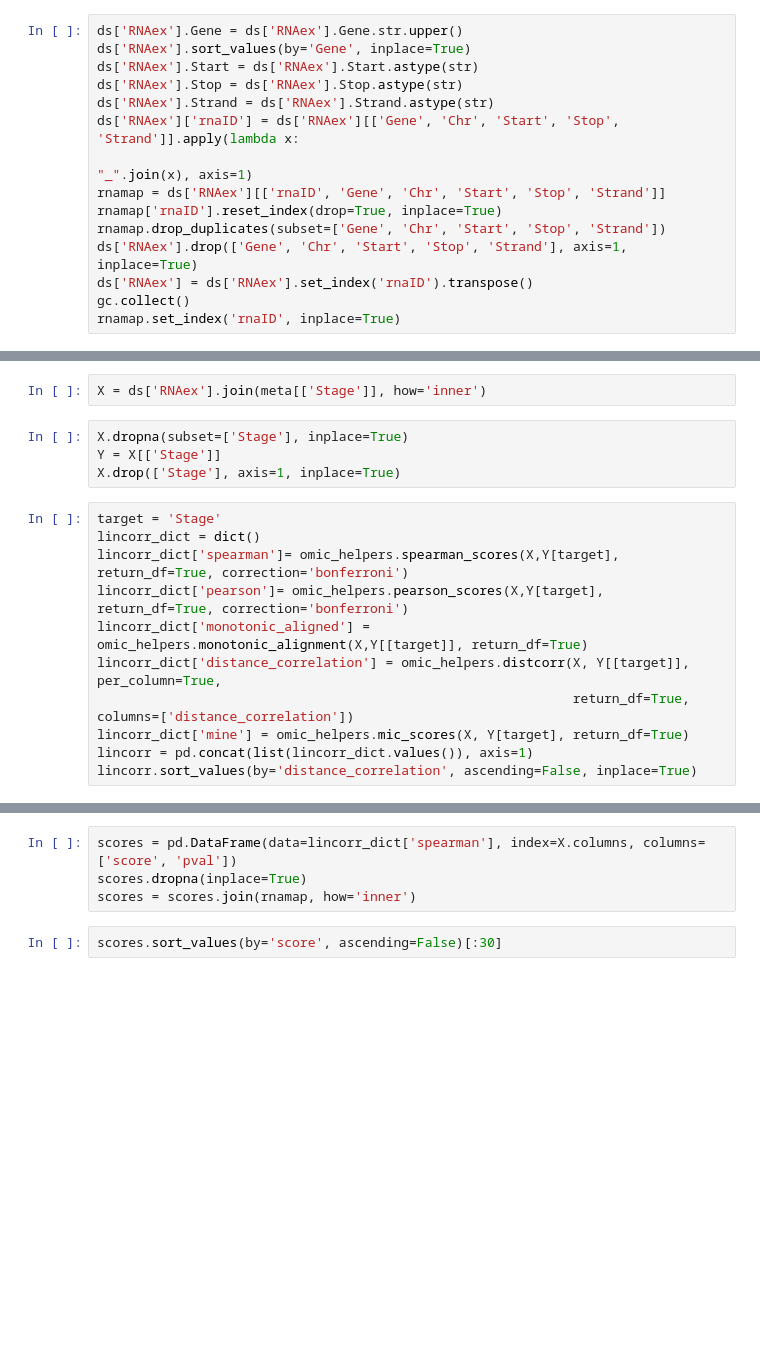
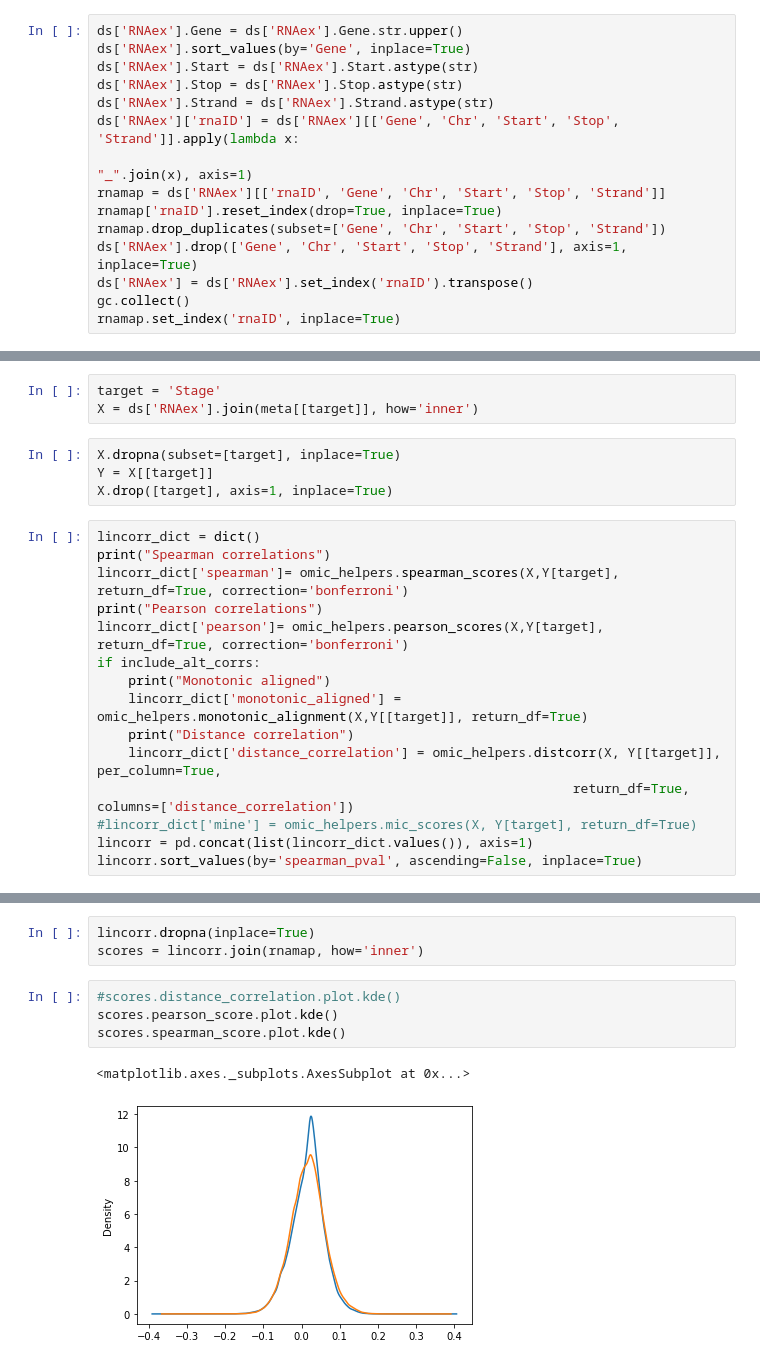
Before and after one commit to bramiozo/RexR, a Jupyter notebook: _hackathon2018/_notebooks/SurvivalDiff_RNA/Stage_vs_RNA.ipynb, the cells around one changed output, grey strips where cells are left out. Drawn from its saved outputs; the diff is of its cells as text; blank space fills up the shorter version.

```diff
--- a/_hackathon2018/_notebooks/SurvivalDiff_RNA/Stage_vs_RNA.ipynb
+++ b/_hackathon2018/_notebooks/SurvivalDiff_RNA/Stage_vs_RNA.ipynb
@@ -123,18 +137,23 @@ rnamap.set_index('rnaID', inplace=True)
 # %%
-X = ds['RNAex'].join(meta[['Stage']], how='inner')
+target = 'Stage'
+X = ds['RNAex'].join(meta[[target]], how='inner')
 # %%
-X.dropna(subset=['Stage'], inplace=True)
-Y = X[['Stage']]
-X.drop(['Stage'], axis=1, inplace=True)
+X.dropna(subset=[target], inplace=True)
+Y = X[[target]]
+X.drop([target], axis=1, inplace=True)
 # %%
-target = 'Stage'
 lincorr_dict = dict()
+print("Spearman correlations")
 lincorr_dict['spearman']= omic_helpers.spearman_scores(X,Y[target], return_df=True, correction='bonferroni')
+print("Pearson correlations")
 lincorr_dict['pearson']= omic_helpers.pearson_scores(X,Y[target], return_df=True, correction='bonferroni')
-lincorr_dict['monotonic_aligned'] = omic_helpers.monotonic_alignment(X,Y[[target]], return_df=True)
-lincorr_dict['distance_correlation'] = omic_helpers.distcorr(X, Y[[target]], per_column=True,
+if include_alt_corrs:
+    print("Monotonic aligned")
+    lincorr_dict['monotonic_aligned'] = omic_helpers.monotonic_alignment(X,Y[[target]], return_df=True)
+    print("Distance correlation")
+    lincorr_dict['distance_correlation'] = omic_helpers.distcorr(X, Y[[target]], per_column=True,
                                                              return_df=True, columns=['distance_correlation'])
-lincorr_dict['mine'] = omic_helpers.mic_scores(X, Y[target], return_df=True)
+#lincorr_dict['mine'] = omic_helpers.mic_scores(X, Y[target], return_df=True)
 lincorr = pd.concat(list(lincorr_dict.values()), axis=1)
-lincorr.sort_values(by='distance_correlation', ascending=False, inplace=True)
+lincorr.sort_values(by='spearman_pval', ascending=False, inplace=True)
 # %% [output]
@@ -142,6 +176,10 @@ TypeError: spearman_scores() got an unexpected keyword argument 'return_df'
 # %%
-scores = pd.DataFrame(data=lincorr_dict['spearman'], index=X.columns, columns=['score', 'pval'])
-scores.dropna(inplace=True)
-scores = scores.join(rnamap, how='inner')
+lincorr.dropna(inplace=True)
+scores = lincorr.join(rnamap, how='inner')
-# %%
-scores.sort_values(by='score', ascending=False)[:30]
+# %%
+#scores.distance_correlation.plot.kde()
+scores.pearson_score.plot.kde()
+scores.spearman_score.plot.kde()
+# %% [output]
+<matplotlib.axes._subplots.AxesSubplot at 0x...>
+[figure, added]
```
Also changed, not shown: parts of 10 cells of this notebook, 2 other files.
